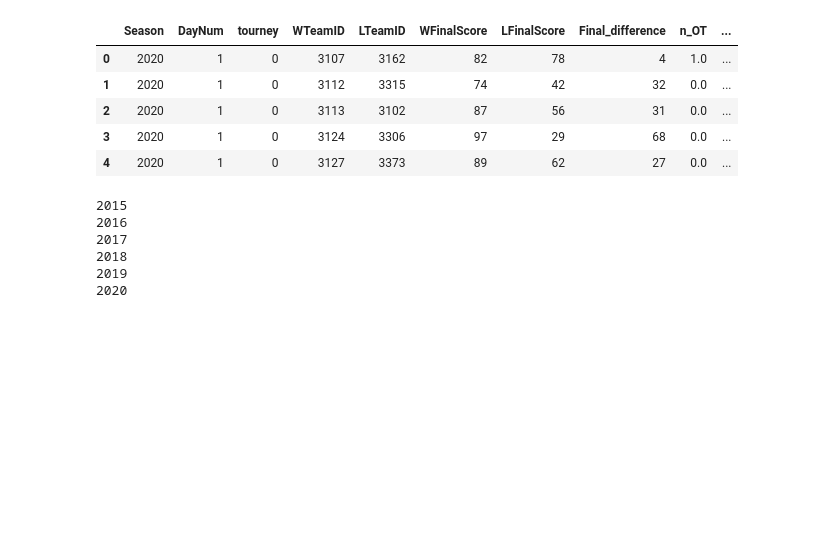
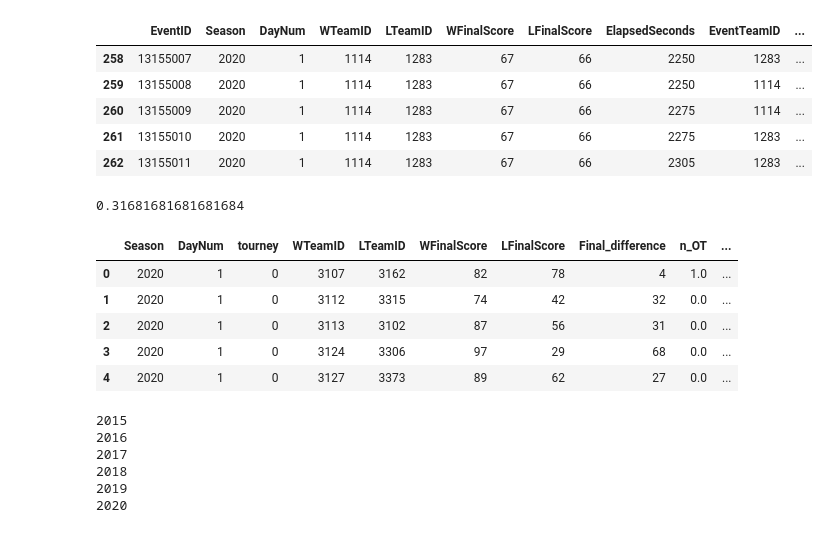
Before and after one commit to lucabasa/kaggle_competitions, a Jupyter notebook: marc_madness/07_events.ipynb, the cells around one changed output. Drawn from its saved outputs; the diff is of its cells as text; code cells hidden in the pictures; blank space fills up the shorter version.

```diff
--- a/marc_madness/07_events.ipynb
+++ b/marc_madness/07_events.ipynb
@@ -30,0 +31,11 @@ df_2020.head()
+# %%
+tmp = df_2020[df_2020.ElapsedSeconds > 37 * 60]
+
+tmp.head()
+# %% [output]
+|  | EventID | Season | DayNum | WTeamID | LTeamID | WFinalScore | LFinalScore | ElapsedSeconds | EventTeamID | ... |
+| 258 | 13155007 | 2020 | 1 | 1114 | 1283 | 67 | 66 | 2250 | 1283 | ... |
+| 259 | 13155008 | 2020 | 1 | 1114 | 1283 | 67 | 66 | 2250 | 1114 | ... |
+| 260 | 13155009 | 2020 | 1 | 1114 | 1283 | 67 | 66 | 2275 | 1114 | ... |
+| 261 | 13155010 | 2020 | 1 | 1114 | 1283 | 67 | 66 | 2275 | 1283 | ... |
+| 262 | 13155011 | 2020 | 1 | 1114 | 1283 | 67 | 66 | 2305 | 1283 | ... |
@@ -31,3 +46,7 @@ df_2020.head()
+# %%
+tmp['3min_close'].mean()
+# %% [output]
+0.31681681681681684
 # %%
 df_2020 = pd.read_csv('data/raw_women/WEvents2020.csv')
 
```
Also changed, not shown: parts of 4 cells of this notebook, 1 other file.
